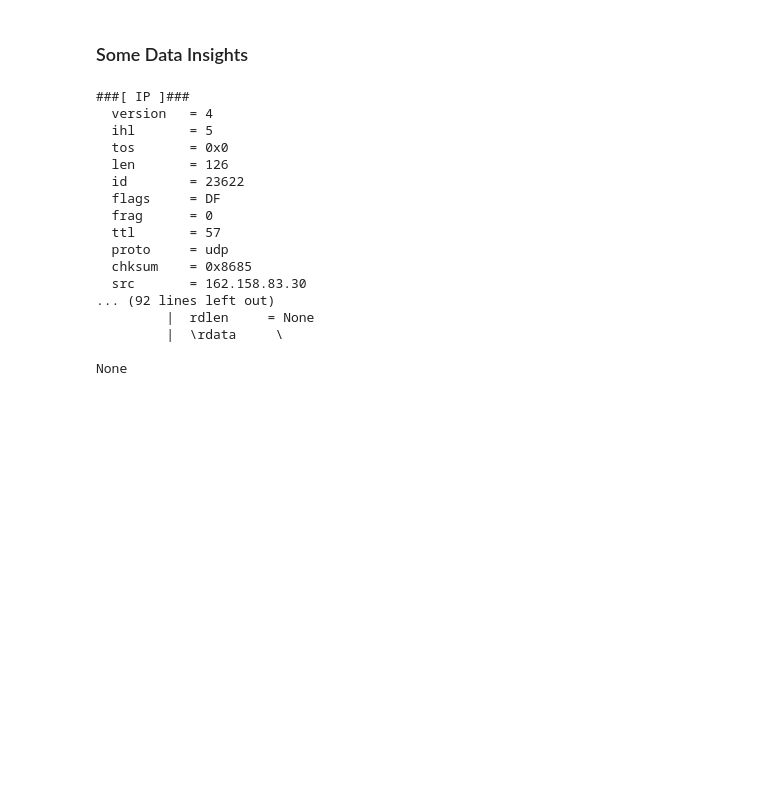
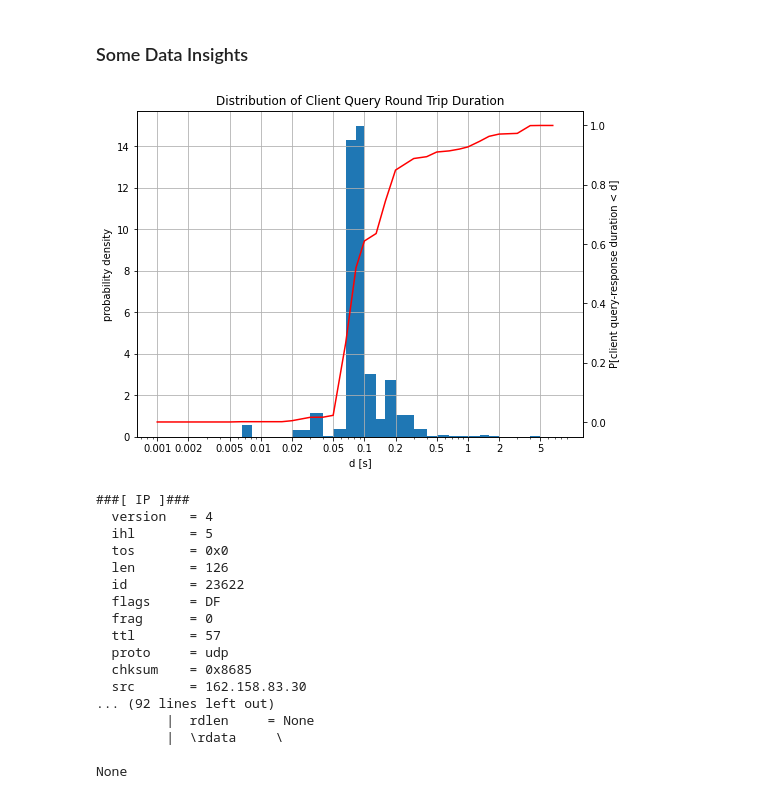
Before and after one commit to nils-wisiol/dns-downgrade-attack, a Jupyter notebook: analysis/Build Training Set.ipynb, the cells around one changed output. Cells and saved outputs as stored; diff of their text form; code cells hidden in the pictures; blank space fills up the shorter version.

Commit message:
adds client query duration distribution

```diff
--- a/analysis/Build Training Set.ipynb
+++ b/analysis/Build Training Set.ipynb
@@ -293,6 +293,36 @@ sum(signedok)
 1726
 # %% [markdown]
 ### Some Data Insights
+# %%
+# client query duration distribution
+
+queries['duration'] = queries['finished'] - queries['started']
+
+data = queries['duration'].astype(np.float).dropna()
+bins = [b*10**p for p in [-3, -2, -1, 0] for b in [1,1.3,1.6,2,3,4,5,6.6,8.3]]
+labels = bins[::3]
+hist, bin_edges = np.histogram(data, bins=bins)
+cdf = np.cumsum(hist)
+
+plt.figure(figsize=(8, 6))
+plt.grid(True)
+
+ax, tax = plt.gca(), plt.twinx()
+
+ax.hist(data, bins=bins, density=True)
+ax.set_ylabel('probability density')
+ax.set_xlabel('d [s]')
+
+tax.plot(bin_edges[:-1], cdf/cdf[-1], c='r')
+tax.set_ylabel('P[client query-response duration < d]')
+
+plt.xscale('log')
+plt.xticks(labels, map(str, labels))
+plt.title('Distribution of Client Query Round Trip Duration')
+
+None
+# %% [output]
+[figure, added]
 # %%
 # show a single query to the server
 
```
